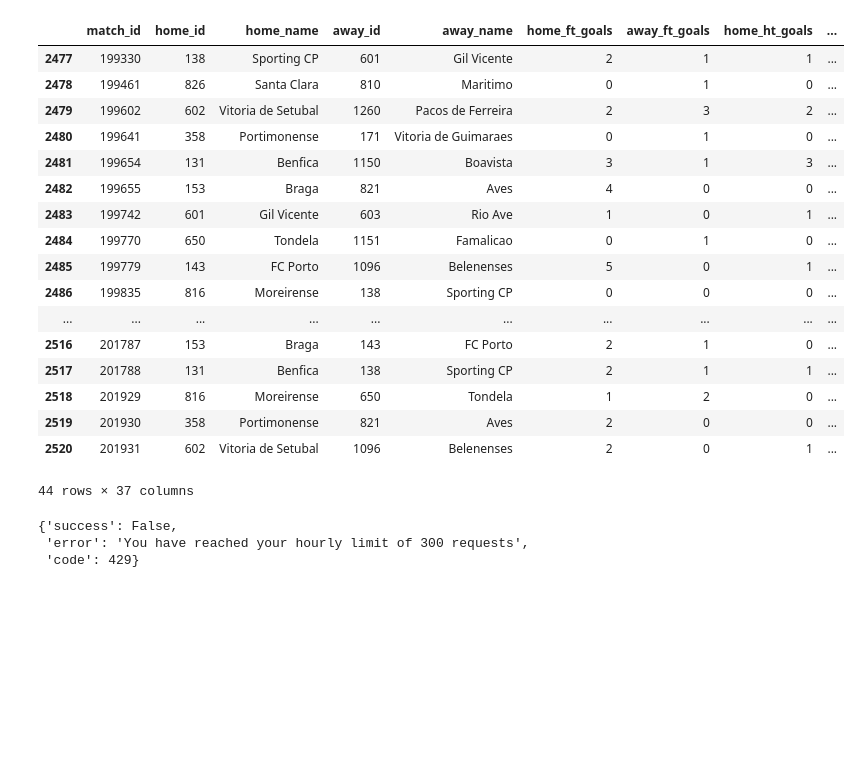
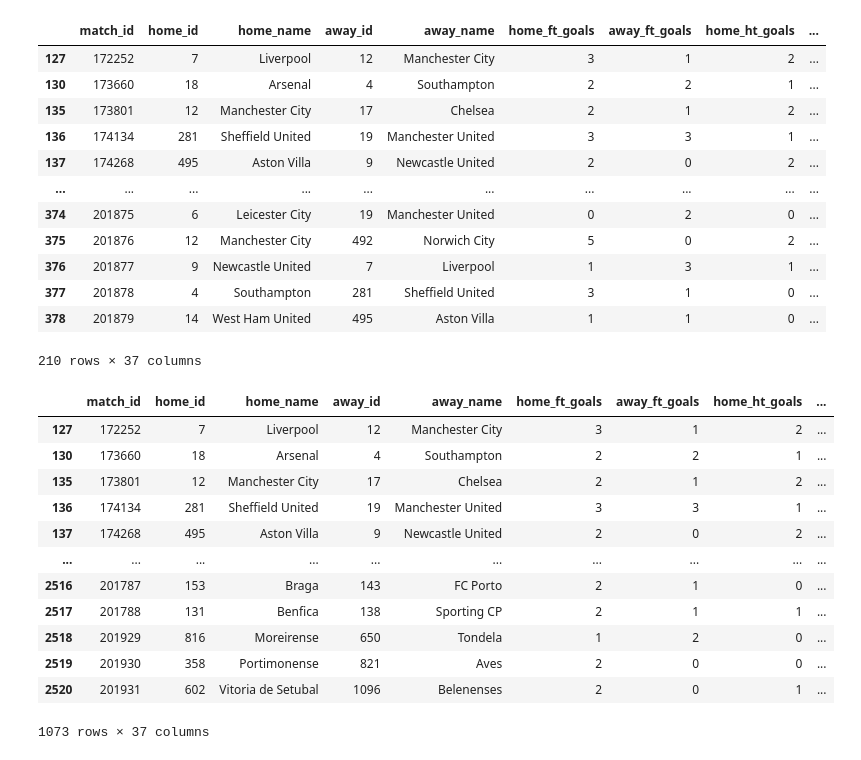
Before and after one commit to RicardoBoia2017/FEUP_ADAD, a Jupyter notebook: ADAD.ipynb, the cells around one changed output. Cells and saved outputs as stored; diff of their text form; code cells hidden in the pictures; blank space fills up the shorter version.

```diff
--- a/ADAD.ipynb
+++ b/ADAD.ipynb
@@ -5,5 +6,6 @@ import datetime as dt
 # %%
 matches = pd.read_csv('matches.csv')
+pd.set_option('display.max_columns', None)
 # %%
 #Sends request to get past matches
 
@@ -106,18 +159,18 @@ def addMatchStats(rowIndex, matchId):
 # %%
 #Gets past matches and stores it on a df
 
-def getMatches(date_from, date_to, competition_id, country, league_name):
+def getMatches(date_from, date_to, competition_id, continent, country, league_name, type, tier):
     page = 1
 
     response = pastMatchesRequest(date_from, date_to, competition_id, page)
-    addMatchInfo(response, country, league_name)
+    addMatchInfo(response, continent, country, league_name, type, tier)
 
     total_pages = response['data']['total_pages']
     page += 1
 
     while(page <= total_pages):
         response = pastMatchesRequest(date_from, date_to, competition_id, page)
-        addMatchInfo(response, country, league_name)
+        addMatchInfo(response, continent, country, league_name, type, tier)
         page += 1
 
     return pd.DataFrame(matches_list, columns =['match_id','home_id','home_name','away_id','away_name','home_ft_goals','away_ft_goals','home_ht_goals','away_ht_goals','stadium_name','city','country','continent','competition_name','type','tier','hour','minute','day','dayofweek','month','year','got_stats'])
@@ -155,0 +257,4 @@ df
+# %%
+matches_list = []
+df = getMatches('2020-09-01','2020-12-21', 196, 'Europe', 'Netherlands', 'Eredivisie', 'League', 1)
+df
@@ -163,28 +296,35 @@ matches[matches['got_stats'] == 'F']
+# %%
+pd.set_option('display.max_rows', 30)
+tmp = matches.sort_values(by=['year','month', 'day'])
+t = tmp[tmp['home_yc'] >= 0]
+t[t['competition_name'] == 'Premier League']
+# %% [output]
+|  | match_id | home_id | home_name | away_id | away_name | home_ft_goals | away_ft_goals | home_ht_goals | ... |
+| 127 | 172252 | 7 | Liverpool | 12 | Manchester City | 3 | 1 | 2 | ... |
+| 130 | 173660 | 18 | Arsenal | 4 | Southampton | 2 | 2 | 1 | ... |
+| 135 | 173801 | 12 | Manchester City | 17 | Chelsea | 2 | 1 | 2 | ... |
+| 136 | 174134 | 281 | Sheffield United | 19 | Manchester United | 3 | 3 | 1 | ... |
+| 137 | 174268 | 495 | Aston Villa | 9 | Newcastle United | 2 | 0 | 2 | ... |
+| ... | ... | ... | ... | ... | ... | ... | ... | ... | ... |
+| 374 | 201875 | 6 | Leicester City | 19 | Manchester United | 0 | 2 | 0 | ... |
+| 375 | 201876 | 12 | Manchester City | 492 | Norwich City | 5 | 0 | 2 | ... |
+| 376 | 201877 | 9 | Newcastle United | 7 | Liverpool | 1 | 3 | 1 | ... |
+| 377 | 201878 | 4 | Southampton | 281 | Sheffield United | 3 | 1 | 0 | ... |
+| 378 | 201879 | 14 | West Ham United | 495 | Aston Villa | 1 | 1 | 0 | ... |
+210 rows × 37 columns
 # %%
-matches[matches['got_stats'] == 'F']
+matches[matches['home_yc'] >= 0]
 # %% [output]
 |  | match_id | home_id | home_name | away_id | away_name | home_ft_goals | away_ft_goals | home_ht_goals | ... |
-| 2477 | 199330 | 138 | Sporting CP | 601 | Gil Vicente | 2 | 1 | 1 | ... |
-| 2478 | 199461 | 826 | Santa Clara | 810 | Maritimo | 0 | 1 | 0 | ... |
-| 2479 | 199602 | 602 | Vitoria de Setubal | 1260 | Pacos de Ferreira | 2 | 3 | 2 | ... |
-| 2480 | 199641 | 358 | Portimonense | 171 | Vitoria de Guimaraes | 0 | 1 | 0 | ... |
-| 2481 | 199654 | 131 | Benfica | 1150 | Boavista | 3 | 1 | 3 | ... |
-| 2482 | 199655 | 153 | Braga | 821 | Aves | 4 | 0 | 0 | ... |
-| 2483 | 199742 | 601 | Gil Vicente | 603 | Rio Ave | 1 | 0 | 1 | ... |
-| 2484 | 199770 | 650 | Tondela | 1151 | Famalicao | 0 | 1 | 0 | ... |
-| 2485 | 199779 | 143 | FC Porto | 1096 | Belenenses | 5 | 0 | 1 | ... |
-| 2486 | 199835 | 816 | Moreirense | 138 | Sporting CP | 0 | 0 | 0 | ... |
+| 127 | 172252 | 7 | Liverpool | 12 | Manchester City | 3 | 1 | 2 | ... |
+| 130 | 173660 | 18 | Arsenal | 4 | Southampton | 2 | 2 | 1 | ... |
+| 135 | 173801 | 12 | Manchester City | 17 | Chelsea | 2 | 1 | 2 | ... |
+| 136 | 174134 | 281 | Sheffield United | 19 | Manchester United | 3 | 3 | 1 | ... |
+| 137 | 174268 | 495 | Aston Villa | 9 | Newcastle United | 2 | 0 | 2 | ... |
 | ... | ... | ... | ... | ... | ... | ... | ... | ... | ... |
 | 2516 | 201787 | 153 | Braga | 143 | FC Porto | 2 | 1 | 0 | ... |
 | 2517 | 201788 | 131 | Benfica | 138 | Sporting CP | 2 | 1 | 1 | ... |
 | 2518 | 201929 | 816 | Moreirense | 650 | Tondela | 1 | 2 | 0 | ... |
 | 2519 | 201930 | 358 | Portimonense | 821 | Aves | 2 | 0 | 0 | ... |
 | 2520 | 201931 | 602 | Vitoria de Setubal | 1096 | Belenenses | 2 | 0 | 1 | ... |
-44 rows × 37 columns
+1073 rows × 37 columns
-# %%
-response = matchStatsRequest(199330)
-response
-# %% [output]
-{'success': False,
- 'error': 'You have reached your hourly limit of 300 requests',
- 'code': 429}
```
Also changed, not shown: parts of 9 cells of this notebook, 1 other file.
